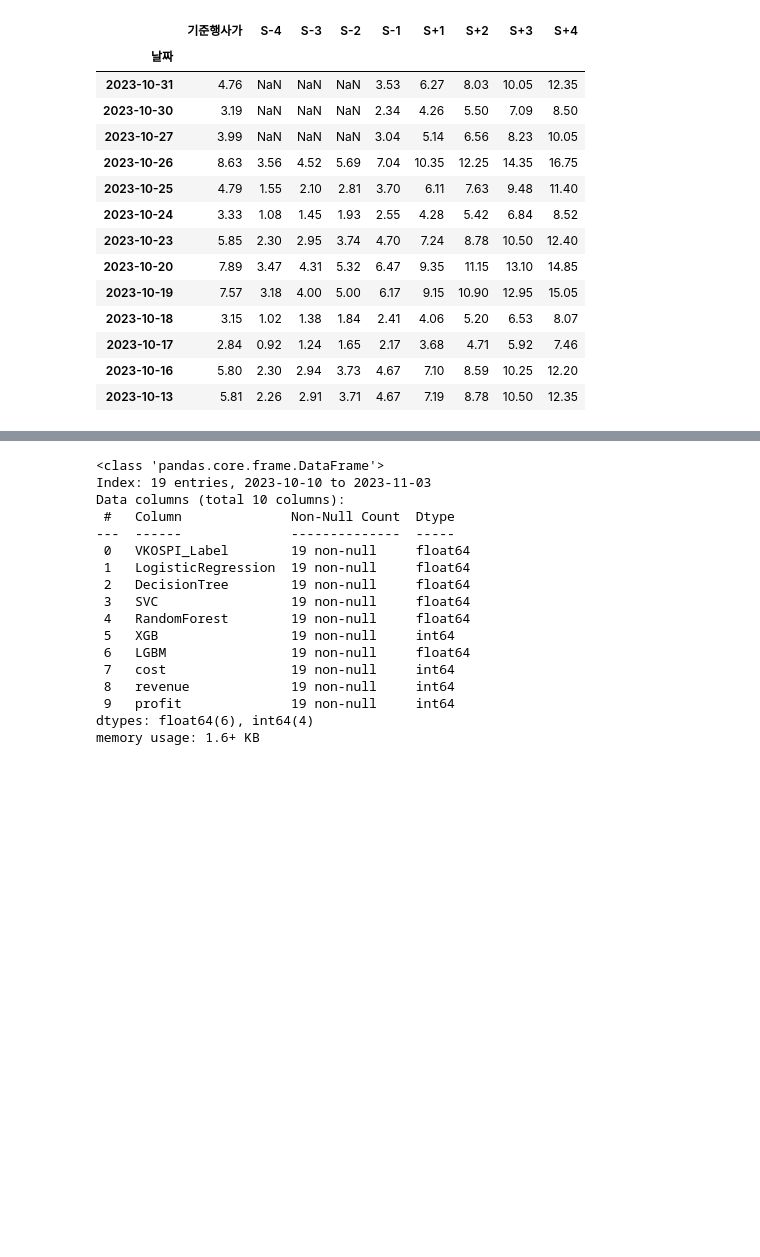
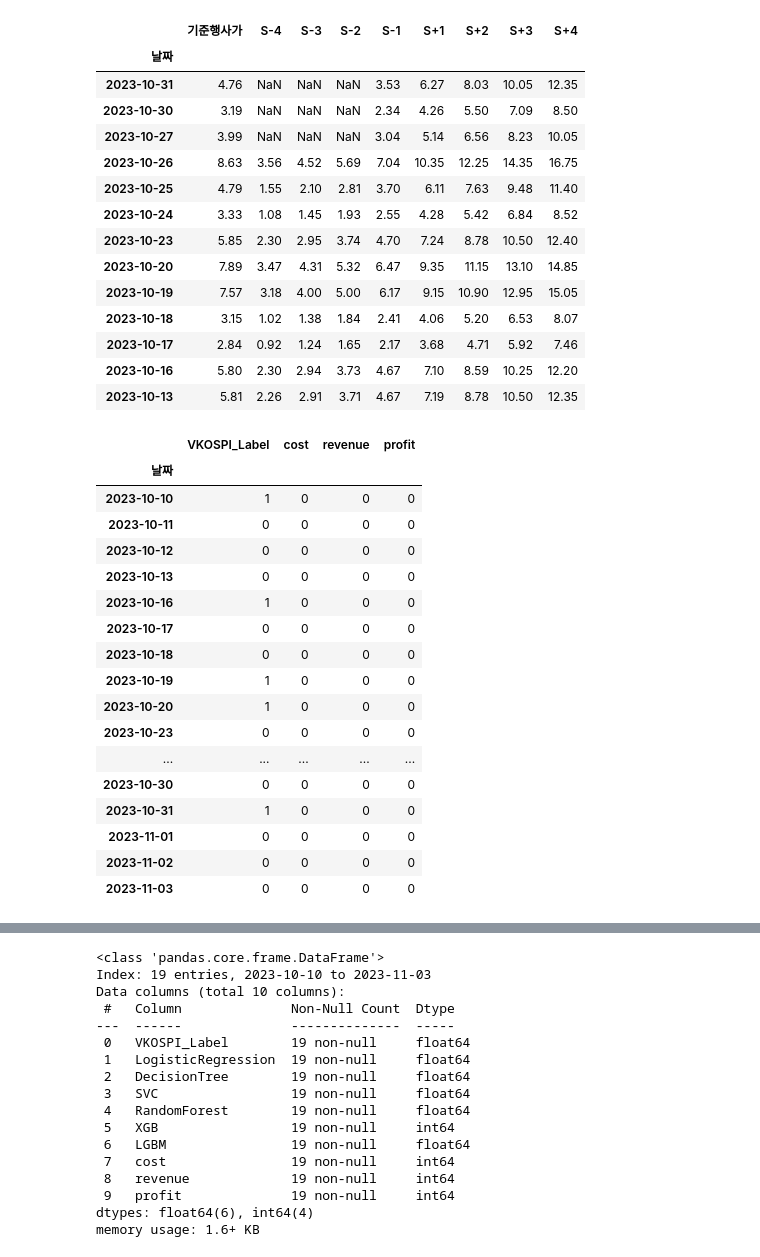
Before and after one commit to jyoooonh/Project1_sample, a Jupyter notebook: option_strategy.ipynb, the cells around one changed output, grey strips where cells are left out. Cells and saved outputs as stored; diff of their text form; code cells hidden in the pictures; blank space fills up the shorter version.

```diff
--- a/option_strategy.ipynb
+++ b/option_strategy.ipynb
@@ -95,6 +95,31 @@ PTB15sp
 | 2023-10-17 | 2.84 | 0.92 | 1.24 | 1.65 | 2.17 | 3.68 | 4.71 | 5.92 | 7.46 |
 | 2023-10-16 | 5.80 | 2.30 | 2.94 | 3.73 | 4.67 | 7.10 | 8.59 | 10.25 | 12.20 |
 | 2023-10-13 | 5.81 | 2.26 | 2.91 | 3.71 | 4.67 | 7.19 | 8.78 | 10.50 | 12.35 |
+# %%
+# real label
+VKOSPI_Label = pd.read_csv('./VKOSPI.csv', index_col=0)
+VKOSPI_Label[['cost', 'revenue', 'profit']] = 0
+VKOSPI_Label.set_index('날짜', inplace=True)
+VKOSPI_Label
+# %% [output]
+|  | VKOSPI_Label | cost | revenue | profit |
+| 날짜 |  |  |  |  |
+| 2023-10-10 | 1 | 0 | 0 | 0 |
+| 2023-10-11 | 0 | 0 | 0 | 0 |
+| 2023-10-12 | 0 | 0 | 0 | 0 |
+| 2023-10-13 | 0 | 0 | 0 | 0 |
+| 2023-10-16 | 1 | 0 | 0 | 0 |
+| 2023-10-17 | 0 | 0 | 0 | 0 |
+| 2023-10-18 | 0 | 0 | 0 | 0 |
+| 2023-10-19 | 1 | 0 | 0 | 0 |
+| 2023-10-20 | 1 | 0 | 0 | 0 |
+| 2023-10-23 | 0 | 0 | 0 | 0 |
+| ... | ... | ... | ... | ... |
+| 2023-10-30 | 0 | 0 | 0 | 0 |
+| 2023-10-31 | 1 | 0 | 0 | 0 |
+| 2023-11-01 | 0 | 0 | 0 | 0 |
+| 2023-11-02 | 0 | 0 | 0 | 0 |
+| 2023-11-03 | 0 | 0 | 0 | 0 |
 # %%
 # predict labels
 output = pd.read_csv("./result_quarter_output.csv", index_col=0)
```
Also changed, not shown: parts of 4 cells of this notebook, 1 other file.
